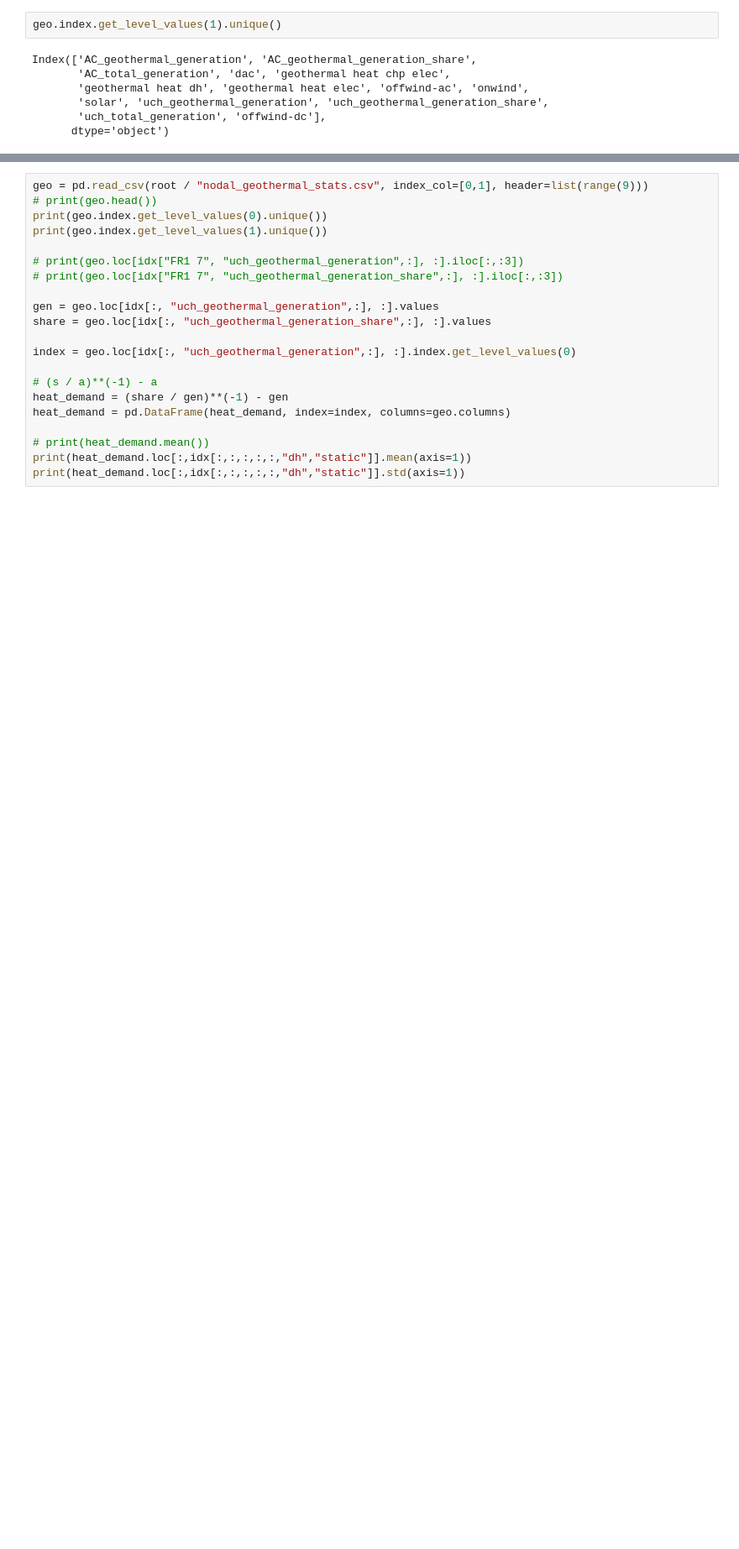
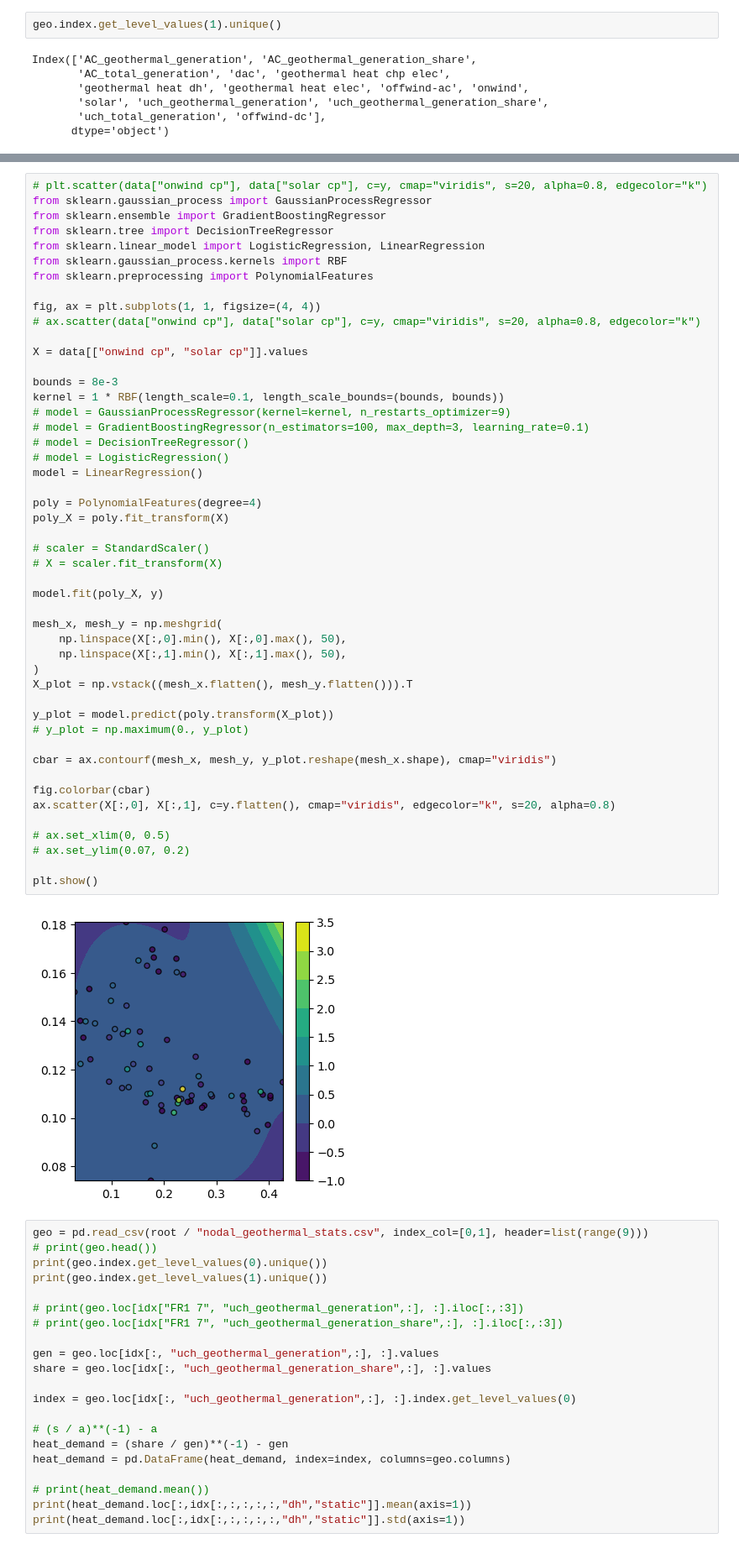
Before and after one commit to LukasFrankenQ/egs_market_integration, a Jupyter notebook: notebooks/plot_correlation.ipynb, the cells around one changed output, grey strips where cells are left out. Shown at 84% size. Saved outputs shown, nothing was run; the diff lists cells and outputs as text; blank space fills up the shorter version.

```diff
--- a/notebooks/plot_correlation.ipynb
+++ b/notebooks/plot_correlation.ipynb
@@ -160,3 +352,53 @@ plt.show()
+# %%
+# plt.scatter(data["onwind cp"], data["solar cp"], c=y, cmap="viridis", s=20, alpha=0.8, edgecolor="k")
+from sklearn.gaussian_process import GaussianProcessRegressor
+from sklearn.ensemble import GradientBoostingRegressor
+from sklearn.tree import DecisionTreeRegressor
+from sklearn.linear_model import LogisticRegression, LinearRegression
+from sklearn.gaussian_process.kernels import RBF
+from sklearn.preprocessing import PolynomialFeatures
+
+fig, ax = plt.subplots(1, 1, figsize=(4, 4))
+# ax.scatter(data["onwind cp"], data["solar cp"], c=y, cmap="viridis", s=20, alpha=0.8, edgecolor="k")
+
+X = data[["onwind cp", "solar cp"]].values
+
+bounds = 8e-3
+kernel = 1 * RBF(length_scale=0.1, length_scale_bounds=(bounds, bounds))
+# model = GaussianProcessRegressor(kernel=kernel, n_restarts_optimizer=9)
+# model = GradientBoostingRegressor(n_estimators=100, max_depth=3, learning_rate=0.1)
+# model = DecisionTreeRegressor()
+# model = LogisticRegression()
+model = LinearRegression()
+
+poly = PolynomialFeatures(degree=4)
+poly_X = poly.fit_transform(X)
+
+# scaler = StandardScaler()
+# X = scaler.fit_transform(X)
+
+model.fit(poly_X, y)
+
+mesh_x, mesh_y = np.meshgrid(
+    np.linspace(X[:,0].min(), X[:,0].max(), 50),
+    np.linspace(X[:,1].min(), X[:,1].max(), 50),
+)
+X_plot = np.vstack((mesh_x.flatten(), mesh_y.flatten())).T
+
+y_plot = model.predict(poly.transform(X_plot))
+# y_plot = np.maximum(0., y_plot)
+
+cbar = ax.contourf(mesh_x, mesh_y, y_plot.reshape(mesh_x.shape), cmap="viridis")
+
+fig.colorbar(cbar)
+ax.scatter(X[:,0], X[:,1], c=y.flatten(), cmap="viridis", edgecolor="k", s=20, alpha=0.8)
+
+# ax.set_xlim(0, 0.5)
+# ax.set_ylim(0.07, 0.2)
+
+plt.show()
+# %% [output]
+[figure, added]
 # %%
 geo = pd.read_csv(root / "nodal_geothermal_stats.csv", index_col=[0,1], header=list(range(9)))
 # print(geo.head())
```
Also changed, not shown: parts of 4 cells of this notebook, 1 other file.
